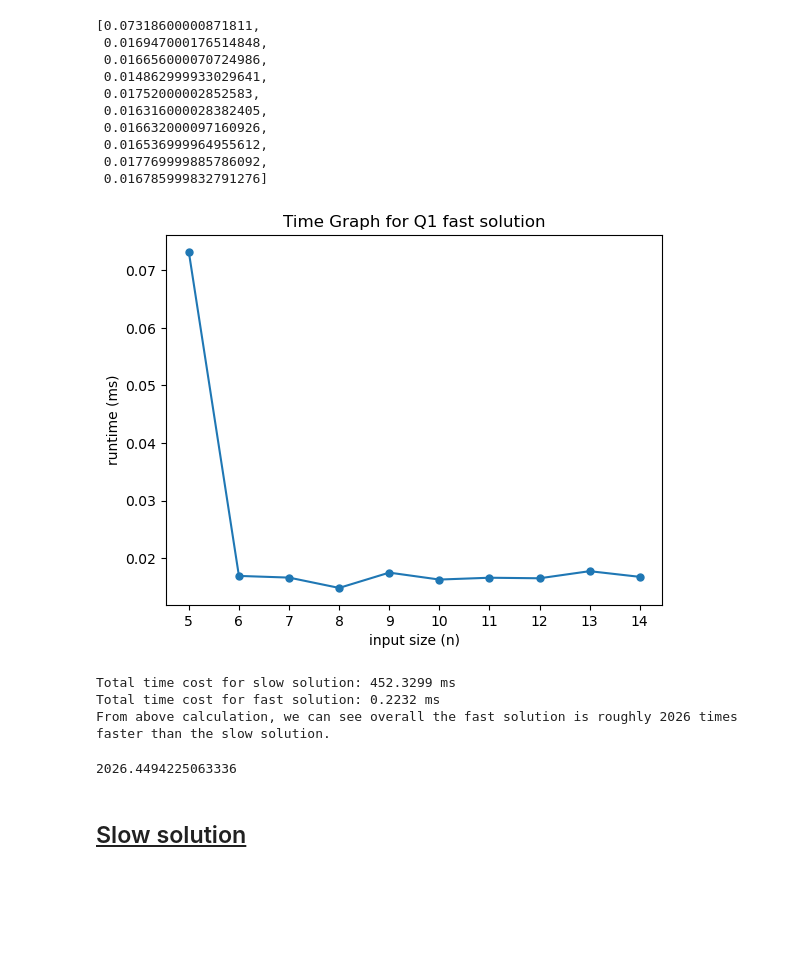
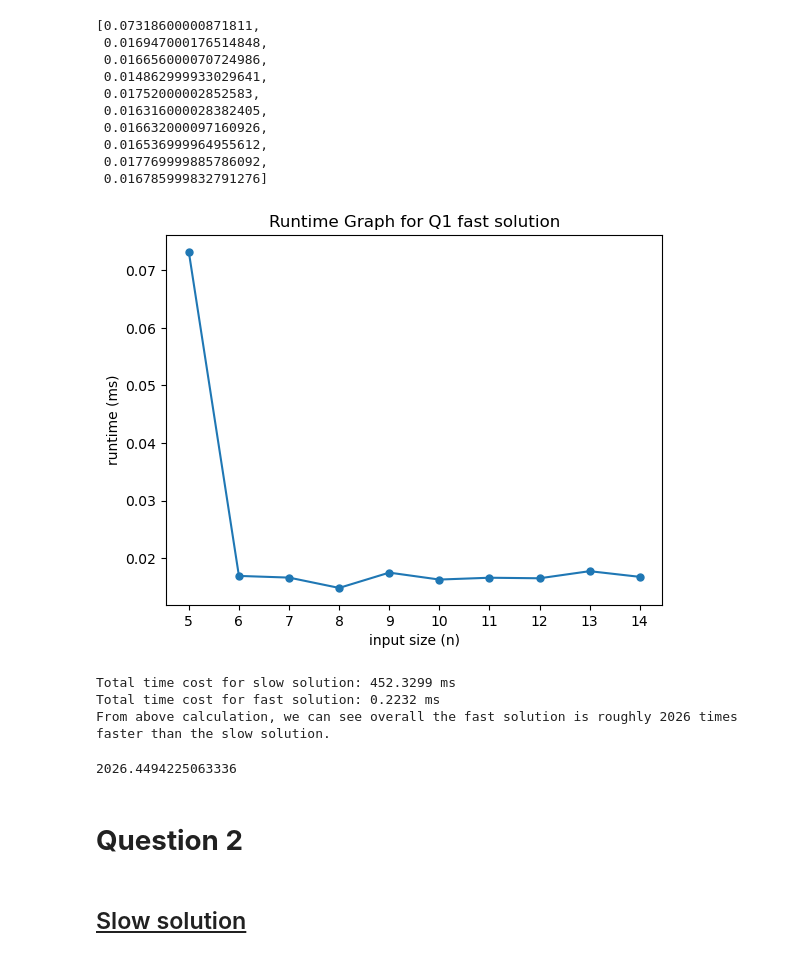
Before and after one commit to sihanchen01/cp2410, a Jupyter notebook: A1/cp2410-assignment.ipynb, the cells around one changed output. Drawn from its saved outputs; the diff is of its cells as text; code cells hidden in the pictures; blank space fills up the shorter version.

```diff
--- a/A1/cp2410-assignment.ipynb
+++ b/A1/cp2410-assignment.ipynb
@@ -325,9 +326,9 @@ runtime_list_q1_fast
  0.017769999885786092,
  0.016785999832791276]
 # %%
-draw_time_graph(n_list_q1, runtime_list_q1_fast, "Time Graph for Q1 fast solution")
+draw_time_graph(n_list_q1, runtime_list_q1_fast, "Runtime Graph for Q1 fast solution")
 # %% [output]
-[figure, old version]
+[figure, new version]
 # %%
 compare_time_cost(runtime_list_q1_slow, runtime_list_q1_fast)
 # %% [output]
@@ -335,6 +336,8 @@ Total time cost for slow solution: 452.3299 ms
 Total time cost for fast solution: 0.2232 ms
 From above calculation, we can see overall the fast solution is roughly 2026 times faster than the slow solution.
 2026.4494225063336
+# %% [markdown]
+# **Question 2**
 # %% [markdown]
 ## <u>Slow solution</u>
 # %%
```
Also changed, not shown: parts of 23 cells of this notebook.
